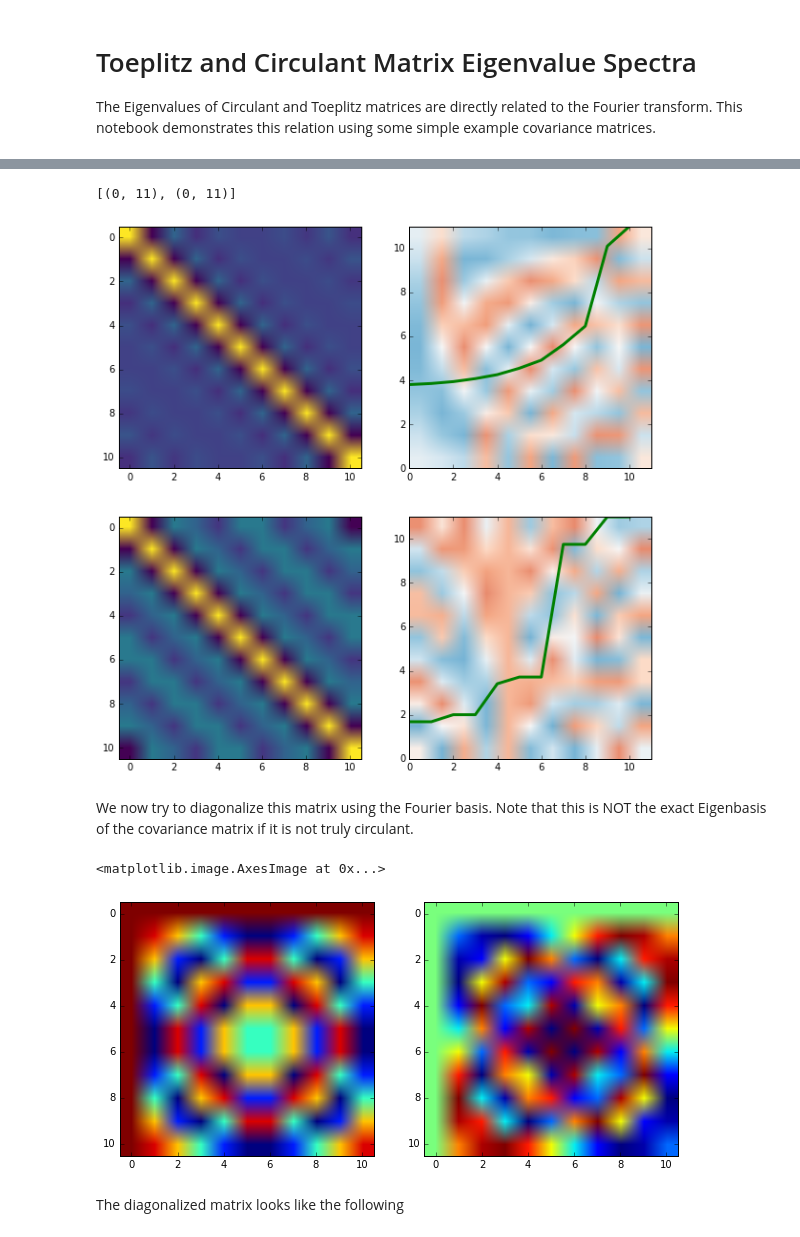
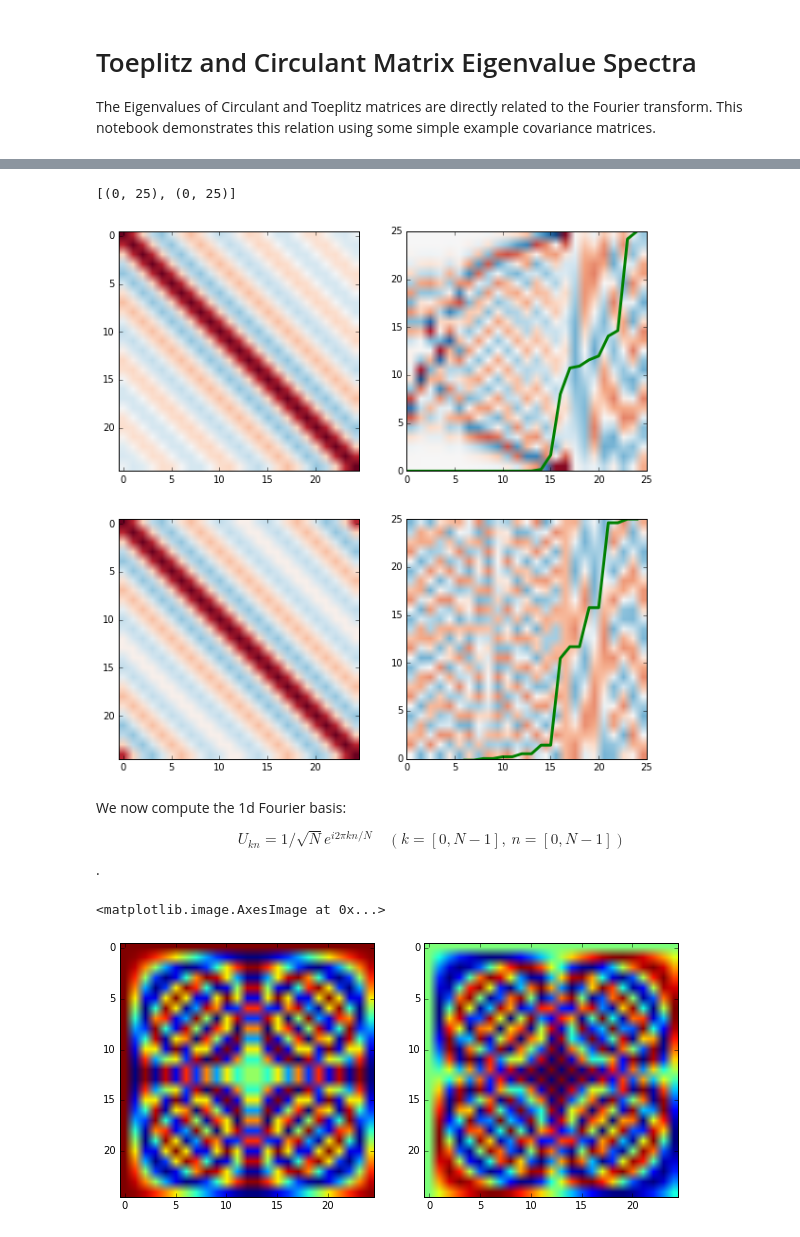
Before and after one commit to MMesch/toeplitz_spectrum, a Jupyter notebook: toeplitz_spectrum.ipynb, the cells around one changed output, grey strips where cells are left out. Cells and saved outputs as stored; diff of their text form; code cells hidden in the pictures.

```diff
--- a/toeplitz_spectrum.ipynb
+++ b/toeplitz_spectrum.ipynb
@@ -18,45 +18,47 @@ In the following cell, both types of covariance functions are computed, and then
 # %%
-def get_1dcovariance_matrix(nx, scale):
-    x = np.linspace(0., 1., nx)
-    distances = x[:, None] - x[None, :]
-    covariance = jn(0, scale * distances)
+def get_1dcovariance_matrix(nx, frequency, boundary=None):
+    width = 1.
+    x = np.arange(0., width, 1./nx)
+    distances = np.abs(x[:, None] - x[None, :])
+    if boundary == 'periodic':
+        wrap = distances > width/2.
+        distances[wrap] = width - distances[wrap]
+    covariance = jn(0, frequency * distances)
     return covariance
 
-def get_1dcovariance_matrix_circulant(nx, scale):
-    x = np.linspace(-0.5, 0.5, nx)
-    covariance_middlerow = jn(0, scale * x)
-    covariance = np.empty((nx, nx))
-    for irow in range(nx):
-        covariance[irow] = np.roll(covariance_middlerow, irow)
-    covariance = np.roll(covariance, nx/2, axis=0)
-    return covariance
-
-nx = 11
-covariance = get_1dcovariance_matrix(nx, 30)
+# get covariance matrices
+nx = 25
+frequency = 25
+covariance = get_1dcovariance_matrix(nx, frequency)
 evals, evecs = np.linalg.eigh(covariance)
 
-covariance_circ = get_1dcovariance_matrix_circulant(nx, 40)
+covariance_circ = get_1dcovariance_matrix(nx, frequency, boundary='periodic')
 evals_circ, evecs_circ = np.linalg.eigh(covariance_circ)
 
 norm_evecs = plt.Normalize(-3./np.sqrt(nx), 3./np.sqrt(nx))
+norm_bessel = plt.Normalize(-1, 1)
 
+# plot non-periodic covariance matrix and its eigenvalues/vectors
 fig, axes = plt.subplots(2, 2, figsize=(10, 10))
-axes[0, 0].imshow(covariance, cmap='viridis')
+axes[0, 0].imshow(covariance, norm=norm_bessel, cmap='RdBu_r')
 axes[0, 1].imshow(evecs, origin='lower', aspect='auto', extent=(0, nx, 0, nx),
                   cmap='RdBu', norm=norm_evecs)
 axes[0, 1].plot(evals / evals.max() * nx, c='green', lw=3)
 axes[0, 1].set(xlim=(0, nx), ylim=(0, nx))
 
-axes[1, 0].imshow(covariance_circ, cmap='viridis')
+# plot periodic covariance matrix and its eigenvalues/vectors
+axes[1, 0].imshow(covariance_circ, norm=norm_bessel, cmap='RdBu_r')
 axes[1, 1].imshow(evecs_circ, origin='lower', aspect='auto', extent=(0, nx, 0, nx),
                   cmap='RdBu', norm=norm_evecs)
-axes[1, 1].plot(np.abs(evals_circ) / np.abs(evals_circ).max() * nx, c='green', lw=3)
+axes[1, 1].plot(evals_circ / evals_circ.max() * nx, c='green', lw=3)
 axes[1, 1].set(xlim=(0, nx), ylim=(0, nx))
 # %% [output]
-[(0, 11), (0, 11)]
+[(0, 25), (0, 25)]
-[figure, old version]
+[figure, new version]
-# %% [markdown]
-We now try to diagonalize this matrix using the Fourier basis. Note that this is NOT the exact Eigenbasis of the covariance matrix if it is not truly circulant.
+# %% [markdown]
+We now compute the 1d Fourier basis:
+
+$$U_{kn} = 1/\sqrt{N} e^{i 2\pi k n / N} \quad (k=[0, N-1],~n=[0, N-1])$$.
 # %%
 def get_1dfourier_basis(nx):
     ks = np.arange(nx)
@@ -71,6 +73,4 @@ col1.imshow(fbasis.real)
 col2.imshow(fbasis.imag)
 # %% [output]
 <matplotlib.image.AxesImage at 0x...>
-[figure, old version]
+[figure, new version]
-# %% [markdown]
-The diagonalized matrix looks like the following
```
Also changed, not shown: parts of 5 cells of this notebook.
